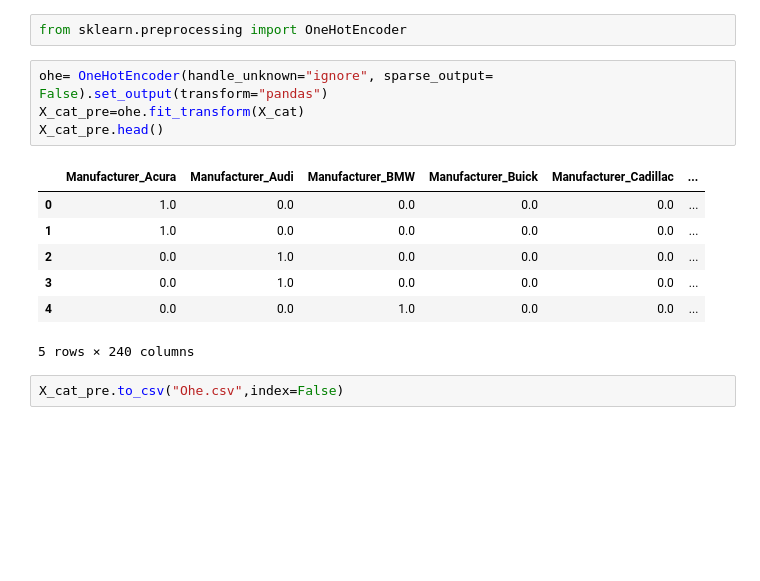
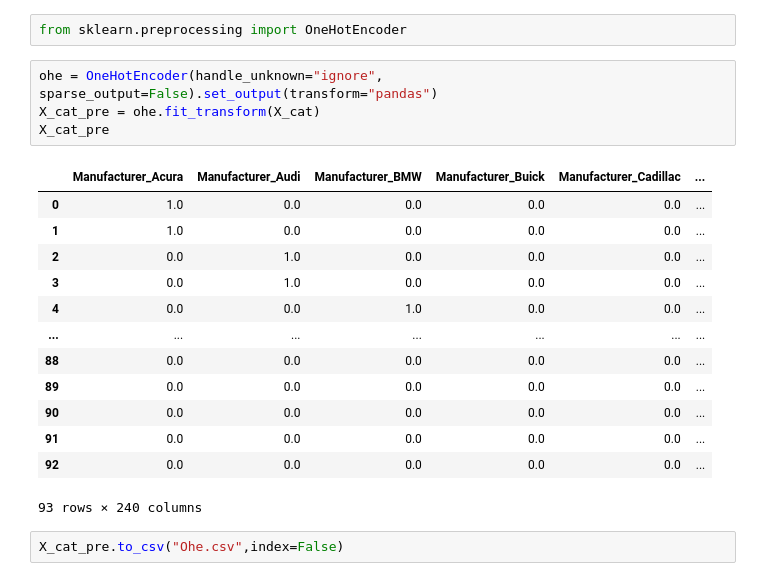
Before and after one commit to Mipritam24/ML1, a Jupyter notebook: 3. Manual Pre-Processing/Pre.ipynb, the cells around one changed output. Cells and saved outputs as stored; diff of their text form; blank space fills up the shorter version.

```diff
--- a/3. Manual Pre-Processing/Pre.ipynb
+++ b/3. Manual Pre-Processing/Pre.ipynb
@@ -303,17 +332,23 @@ X_con.head()
 # %%
 from sklearn.preprocessing import OneHotEncoder
 # %%
-ohe= OneHotEncoder(handle_unknown="ignore", sparse_output= False).set_output(transform="pandas")
-X_cat_pre=ohe.fit_transform(X_cat)
-X_cat_pre.head()
+ohe = OneHotEncoder(handle_unknown="ignore", sparse_output=False).set_output(transform="pandas")
+X_cat_pre = ohe.fit_transform(X_cat)
+X_cat_pre
 # %% [output]
 |  | Manufacturer_Acura | Manufacturer_Audi | Manufacturer_BMW | Manufacturer_Buick | Manufacturer_Cadillac | ... |
 | 0 | 1.0 | 0.0 | 0.0 | 0.0 | 0.0 | ... |
 | 1 | 1.0 | 0.0 | 0.0 | 0.0 | 0.0 | ... |
 | 2 | 0.0 | 1.0 | 0.0 | 0.0 | 0.0 | ... |
 | 3 | 0.0 | 1.0 | 0.0 | 0.0 | 0.0 | ... |
 | 4 | 0.0 | 0.0 | 1.0 | 0.0 | 0.0 | ... |
+| ... | ... | ... | ... | ... | ... | ... |
+| 88 | 0.0 | 0.0 | 0.0 | 0.0 | 0.0 | ... |
+| 89 | 0.0 | 0.0 | 0.0 | 0.0 | 0.0 | ... |
+| 90 | 0.0 | 0.0 | 0.0 | 0.0 | 0.0 | ... |
+| 91 | 0.0 | 0.0 | 0.0 | 0.0 | 0.0 | ... |
+| 92 | 0.0 | 0.0 | 0.0 | 0.0 | 0.0 | ... |
-5 rows × 240 columns
+93 rows × 240 columns
 # %%
 X_cat_pre.to_csv("Ohe.csv",index=False)
 # %%
```
Also changed, not shown: parts of 31 cells of this notebook, 1 other file.
